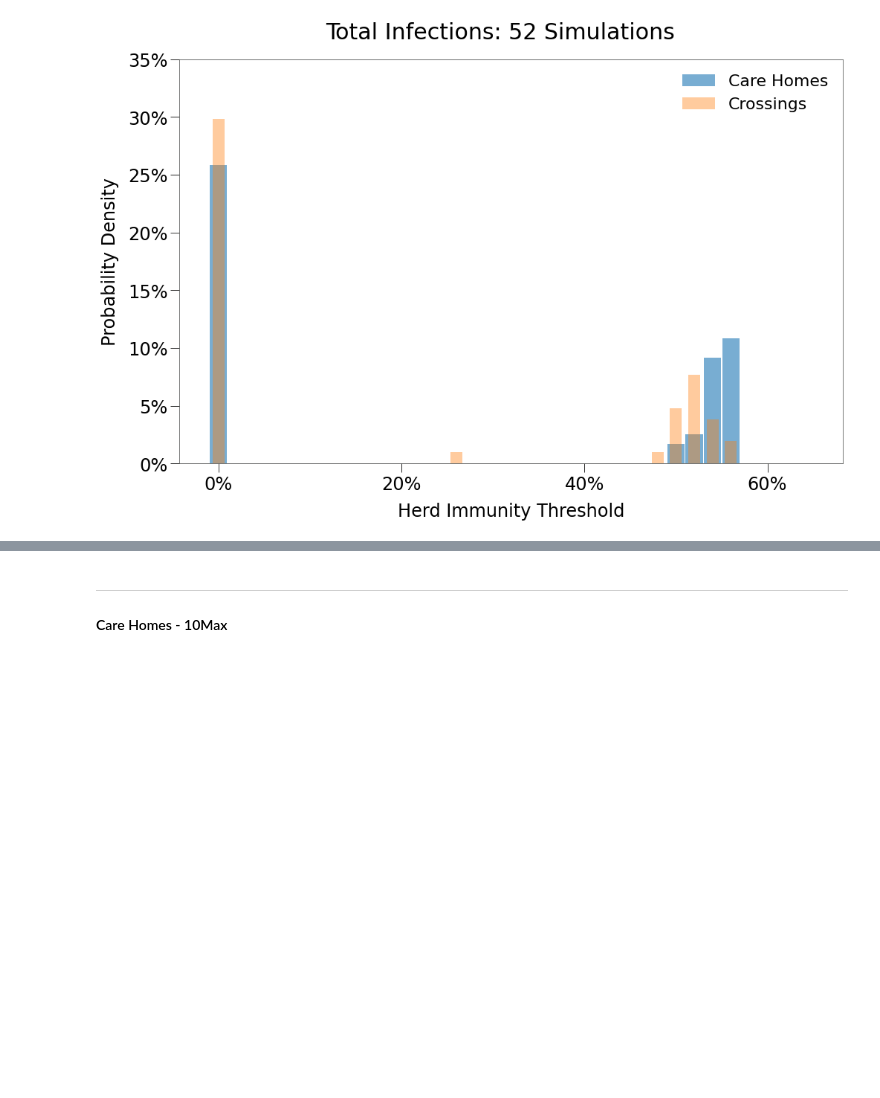
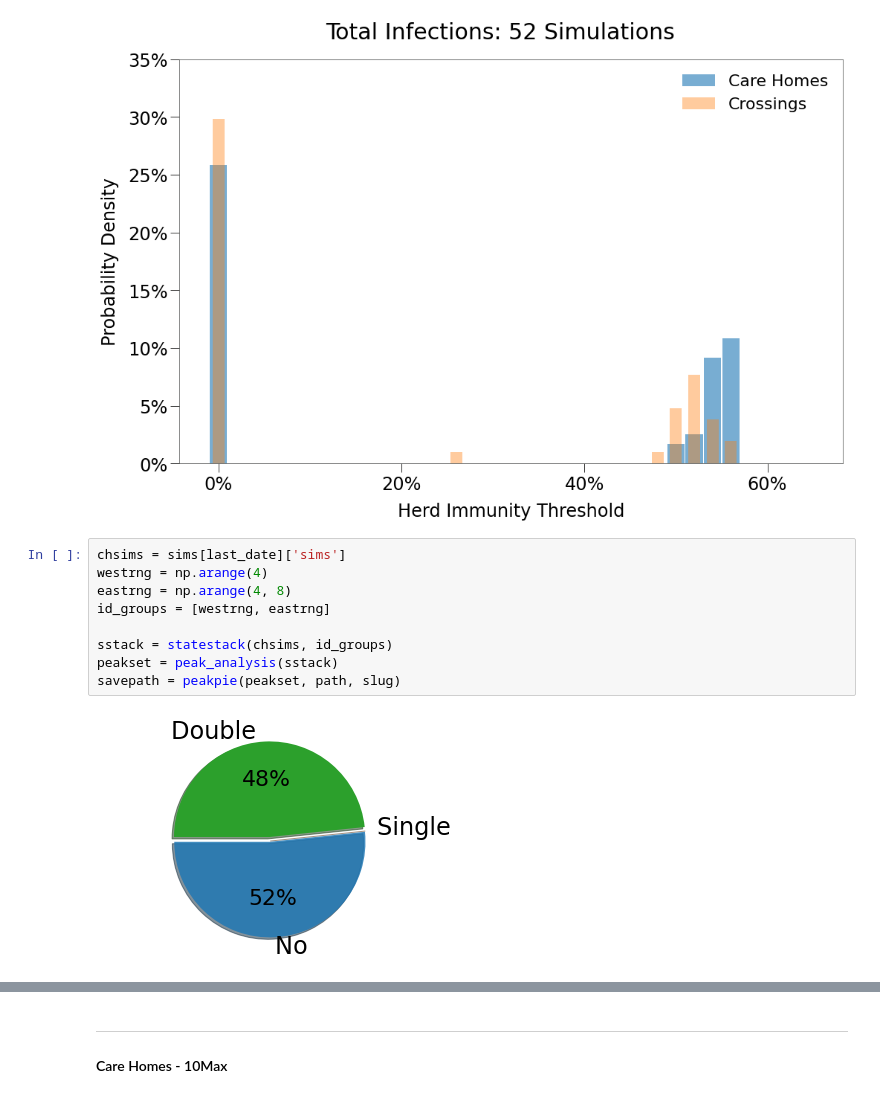
Before and after one commit to rjskene/rknotdocs, a Jupyter notebook: docs/multi.ipynb, the cells around one changed output, grey strips where cells are left out. Drawn from its saved outputs; the diff is of its cells as text; blank space fills up the shorter version.

```diff
--- a/docs/multi.ipynb
+++ b/docs/multi.ipynb
@@ -867,3 +897,14 @@ labels = ['Care Homes', 'Crossings']
 curvehist([r_ch[:,2], r_xe[:,2]], title=title, which='hit', widths=[.95, .65], labels=labels, savepath=savepath)
 # %% [output]
 [figure]
+# %%
+chsims = sims[last_date]['sims']
+westrng = np.arange(4)
+eastrng = np.arange(4, 8)
+id_groups = [westrng, eastrng]
+
+sstack = statestack(chsims, id_groups)
+peakset = peak_analysis(sstack)
+savepath = peakpie(peakset, path, slug)
+# %% [output]
+[figure, added]
```
Also changed, not shown: parts of 33 cells of this notebook, 27 other files.
